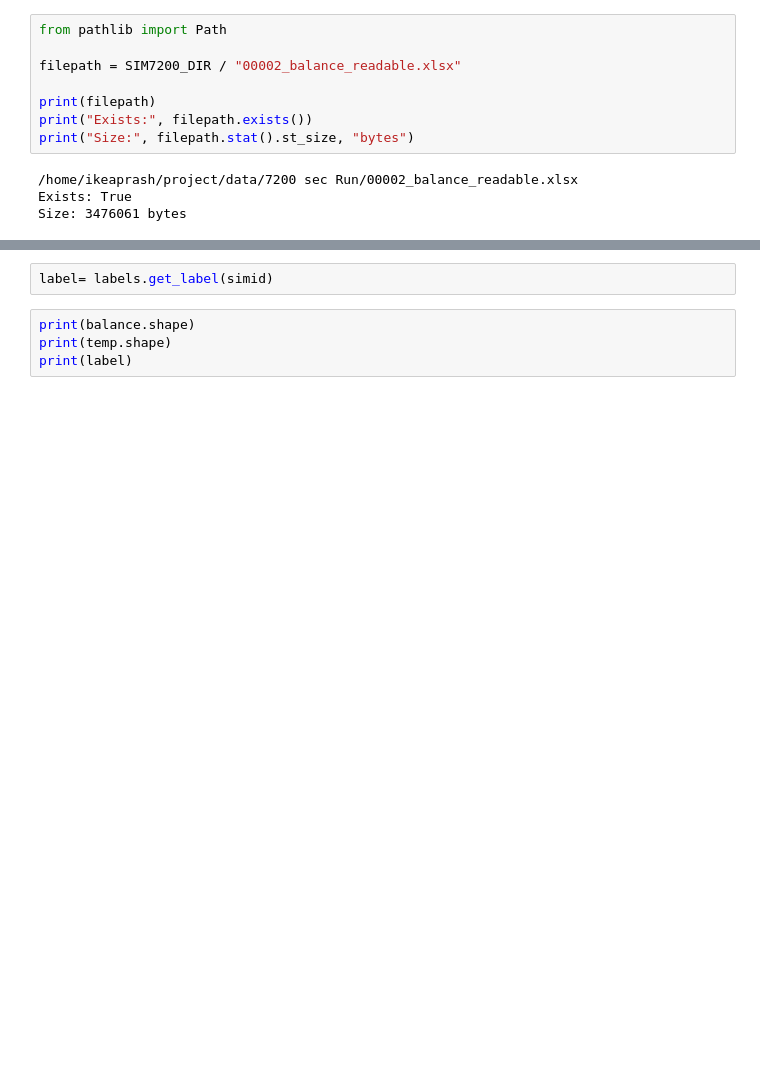
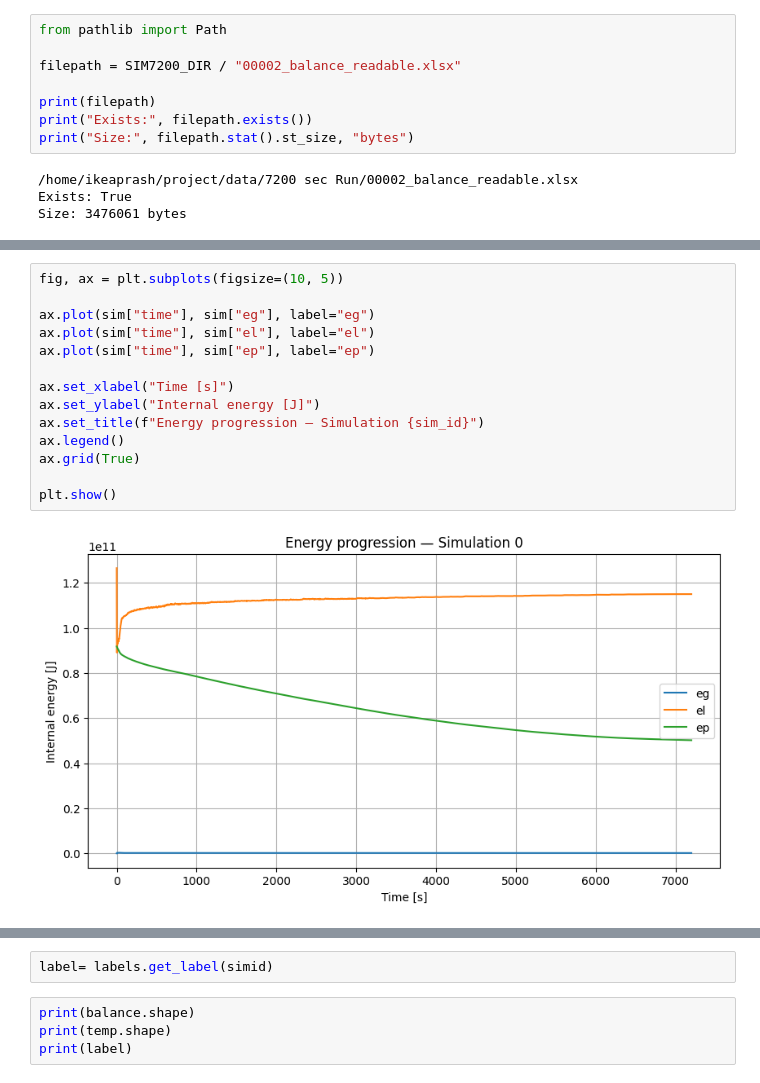
Before and after one commit to ananya-prashanth/IKE-HiWi, a Jupyter notebook: notebooks/exploration.ipynb, the cells around one changed output, grey strips where cells are left out. Cells and saved outputs as stored; diff of their text form; blank space fills up the shorter version.

```diff
--- a/notebooks/exploration.ipynb
+++ b/notebooks/exploration.ipynb
@@ -36,0 +187,16 @@ Timed Out
+# %%
+fig, ax = plt.subplots(figsize=(10, 5))
+
+ax.plot(sim["time"], sim["eg"], label="eg")
+ax.plot(sim["time"], sim["el"], label="el")
+ax.plot(sim["time"], sim["ep"], label="ep")
+
+ax.set_xlabel("Time [s]")
+ax.set_ylabel("Internal energy [J]")
+ax.set_title(f"Energy progression — Simulation {sim_id}")
+ax.legend()
+ax.grid(True)
+
+plt.show()
+# %% [output]
+[figure, added]
```
Also changed, not shown: parts of 121 cells of this notebook, 15 other files.
